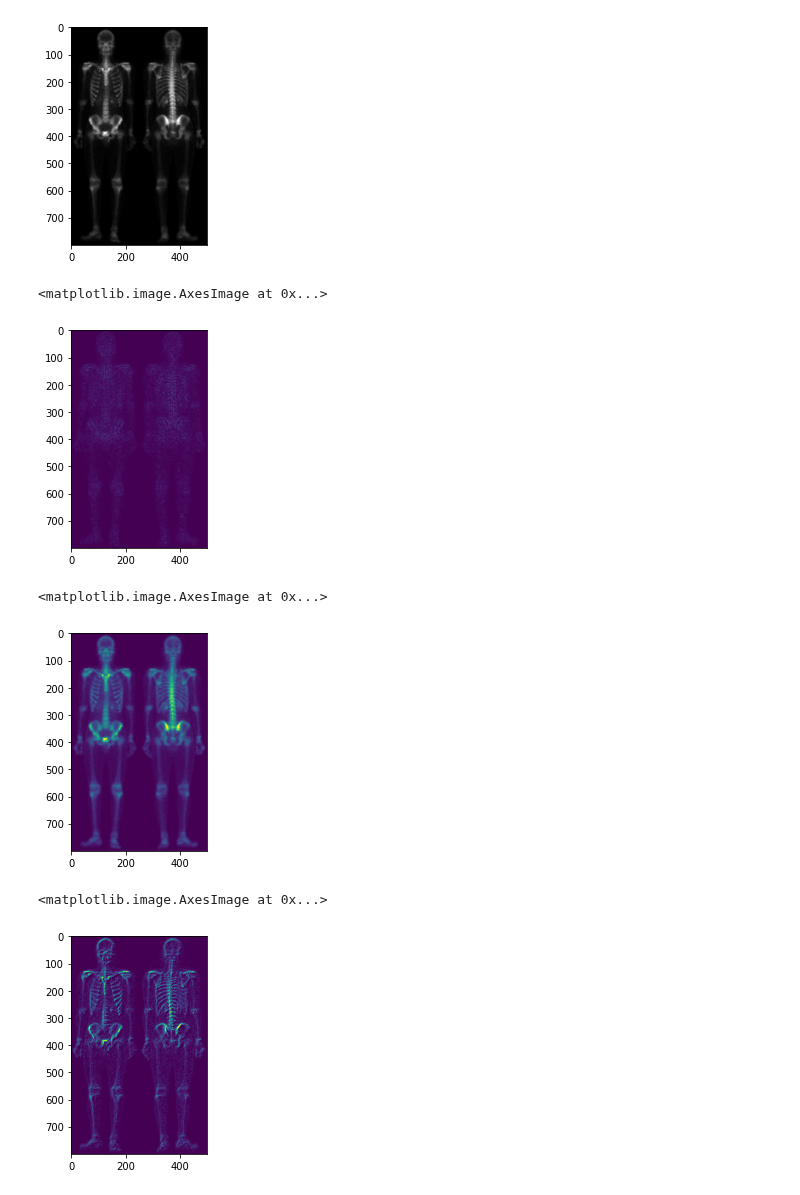
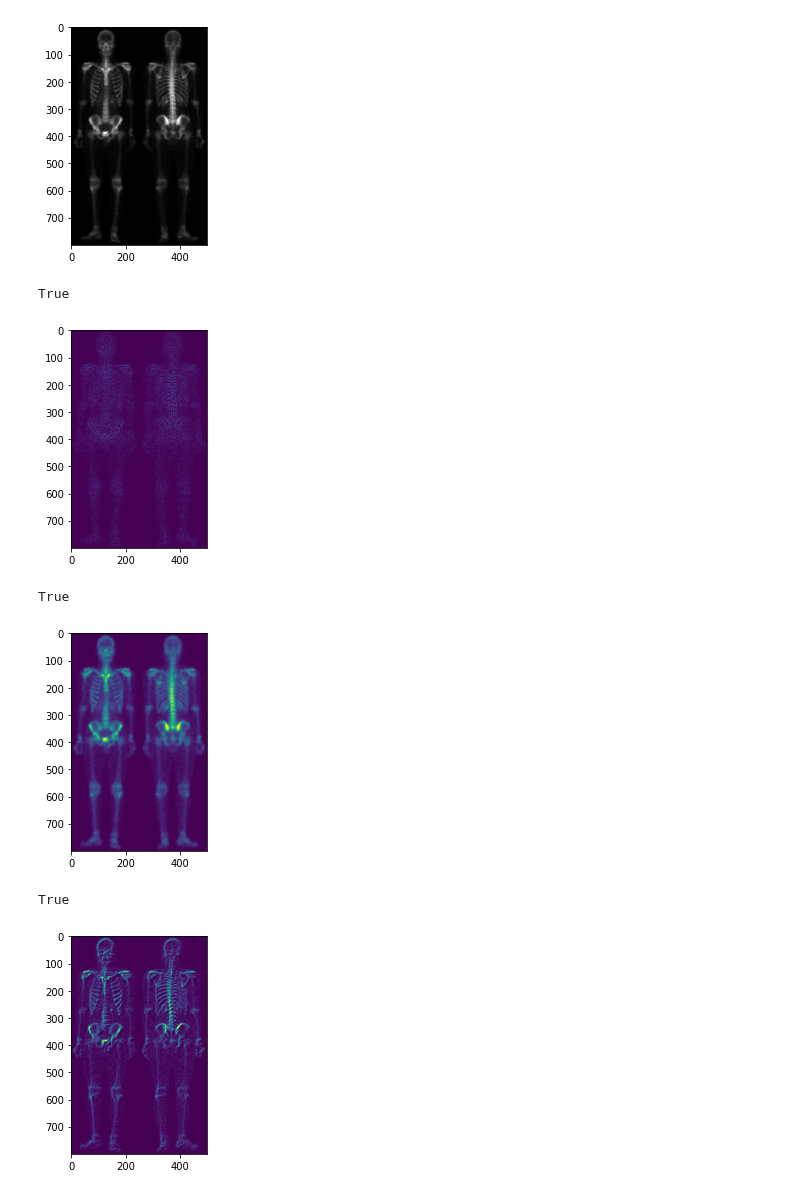
Before and after one commit to Debechelo/ComputerVision, a Jupyter notebook: Lab_4 python/skeleton.ipynb, the cells around one changed output. Saved outputs shown, nothing was run; the diff lists cells and outputs as text; code cells hidden in the pictures.

```diff
--- a/Lab_4 python/skeleton.ipynb
+++ b/Lab_4 python/skeleton.ipynb
@@ -4,35 +4,51 @@ import numpy as np
 from matplotlib import pyplot as plt
 %matplotlib inline
 # %%
-B = cv2.imread("skeleton.jpg")
+B = cv2.imread("skeleton.png")
 skelet = cv2.cvtColor(B, cv2.COLOR_BGR2GRAY)
 plt.imshow(B)
 # %% [output]
 <matplotlib.image.AxesImage at 0x...>
 [figure]
-# %%
-
-laplac=cv2.Laplacian(skelet, 16, 3)
-plt.imshow(laplac)
-# %% [output]
-<matplotlib.image.AxesImage at 0x...>
-[figure, removed]
+# %%
+#laplac=cv2.Laplacian(skelet, -1, 2)
+#plt.imshow(laplac)
+kernel = np.array([[1, 1, 1],
+                   [1,-8, 1],
+                   [1, 1, 1]])
+laplac = cv2.filter2D(skelet,-1,kernel)
+plt.imshow(laplac)
+cv2.imwrite('2laplac.png',laplac)
+# %% [output]
+True
+[figure, added]
 # %%
-#skelet + laplac;
+#laplacian=skelet + laplac
 laplacian=cv2.add(skelet, laplac)
 plt.imshow(laplacian)
+cv2.imwrite('3laplacian.png',laplacian)
 # %% [output]
-<matplotlib.image.AxesImage at 0x...>
+True
 [figure]
 # %%
 
-sobelX =cv2.Sobel(skelet, 0, 1, 0)
+kernelX = np.array([[-1, -2, -1],
+                   [0,0, 0],
+                   [1, 2, 1]])
+kernelY = np.array([[-1, 0, 1],
+                   [-2,0, 2],
+                   [-1, 0, 1]])
+#sobelX =cv2.filter2D(skelet,-1,kernelX)
+#sobelY=cv2.filter2D(skelet,-1,kernelY)
 
-sobelY=cv2.Sobel(skelet, 0, 0, 1)
+sobelX =cv2.Sobel(skelet, -1, 1, 0)
+sobelY=cv2.Sobel(skelet, -1, 0, 1)
+
 sobel = cv2.add(sobelX, sobelY)
 plt.imshow(sobel)
+cv2.imwrite('4sobel.png',sobel)
 # %% [output]
-<matplotlib.image.AxesImage at 0x...>
+True
 [figure]
 # %%
 #усредняющий фильтр
```
Also changed, not shown: parts of 4 cells of this notebook, 21 other files.
